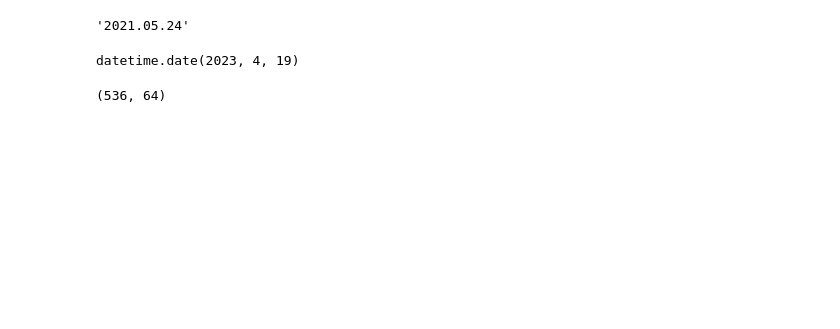
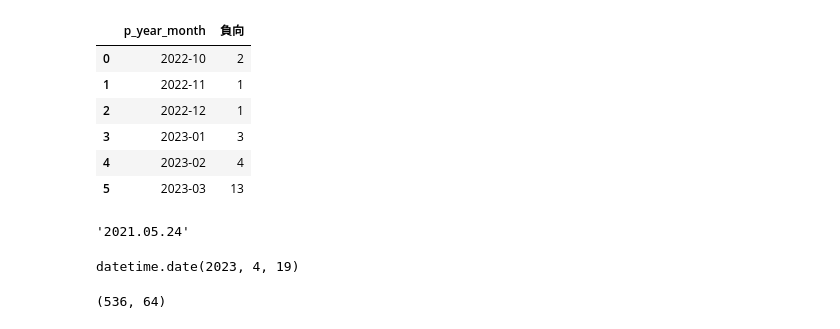
Before and after one commit to zchenchen1999/streamlit_nissan, a Jupyter notebook: Untitled-1.ipynb, the cells around one changed output. Cells and saved outputs as stored; diff of their text form; code cells hidden in the pictures; blank space fills up the shorter version.

Commit message:
update word_trend

```diff
--- a/Untitled-1.ipynb
+++ b/Untitled-1.ipynb
@@ -2,4 +2,5 @@
 import pandas as pd
 import datetime
 # %%
-df = pd.read_csv('data/dtm_result.csv')
+df = pd.read_csv('data/dtm_corre_cooc/interview/interview_word_dict_dtm_TWM.csv')
+df
@@ -5,0 +21,3 @@ df = pd.read_csv('data/dtm_result.csv')
+# %%
+df_company = df[df['company_name'] == "裕隆集團_裕隆汽車製造股份有限公司"]
+df_company
@@ -5,0 +38,11 @@ df = pd.read_csv('data/dtm_result.csv')
+# %%
+a = pd.DataFrame(df_company.groupby(df_company['p_year_month'])['負向'].sum()).reset_index()
+a
+# %% [output]
+|  | p_year_month | 負向 |
+| 0 | 2022-10 | 2 |
+| 1 | 2022-11 | 1 |
+| 2 | 2022-12 | 1 |
+| 3 | 2023-01 | 3 |
+| 4 | 2023-02 | 4 |
+| 5 | 2023-03 | 13 |
```
Also changed, not shown: parts of 3 cells of this notebook, 2 other files.
